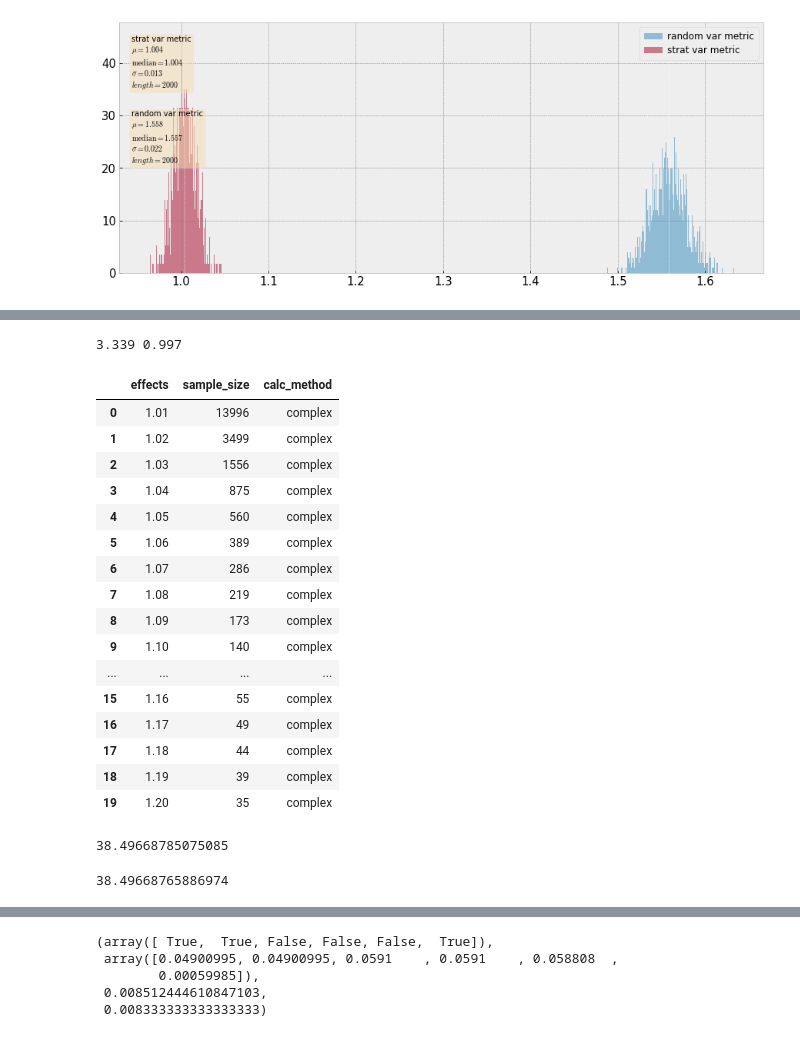
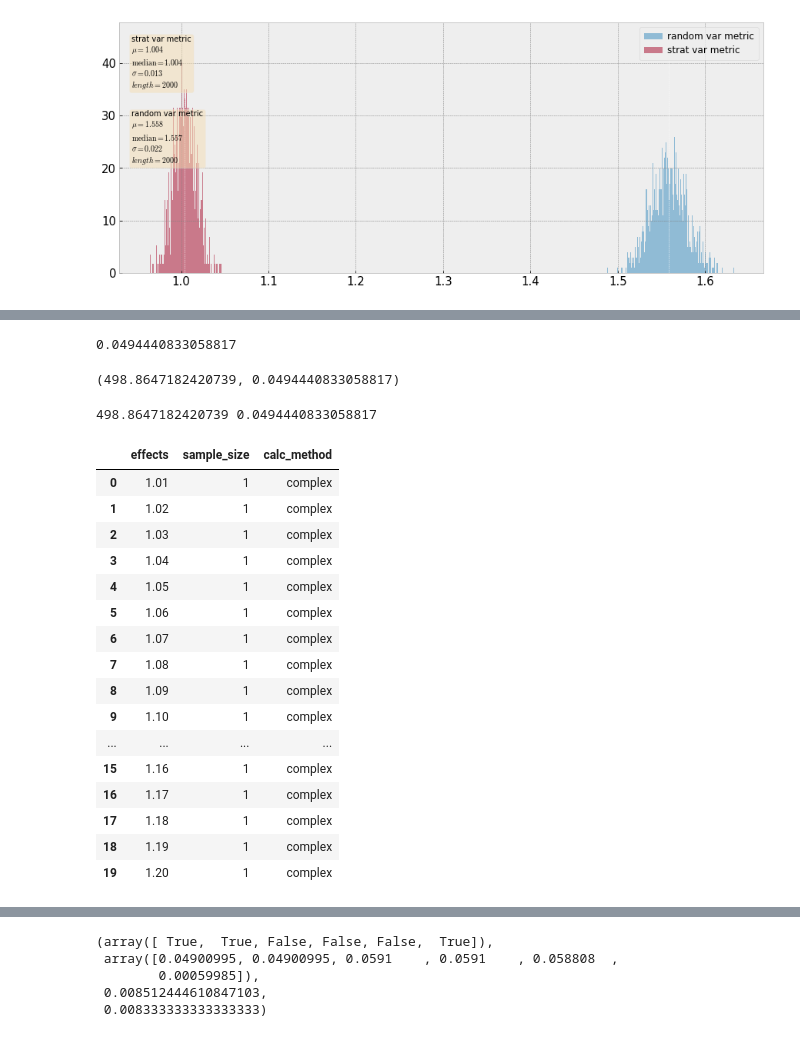
Before and after one commit to repinmihail/AB-test-pipeline, a Jupyter notebook: AB-pipline.ipynb, the cells around one changed output, grey strips where cells are left out. Drawn from its saved outputs; the diff is of its cells as text; code cells hidden in the pictures.

```diff
--- a/AB-pipline.ipynb
+++ b/AB-pipline.ipynb
@@ -155,0 +241,2 @@ def get_agg_dict(val):
+# %%
+remove_outliers_df = remove_outliers(sales[['user_id', 'sales']], 'sales')
@@ -213,7 +346,7 @@ def calc_metrics(data, metric_dict, column_for_grouped, kappa=None, is_history_d
     res = pd.merge(user_metrics_df, simple_ratio_metrics, how='left', on=column_for_grouped)
     return res, kappa_dict
 # %%
-calc_df, kappa_dict = calc_metrics(df, metric_dict, column_for_grouped, kappa=None, is_history_data=True)
+calc_df, kappa_dict = calc_metrics(remove_outliers_df, metric_dict_sales, column_for_grouped, kappa=None, is_history_data=True)
 # %%
 show_json(kappa_dict)
 # %% [output]
@@ -349,6 +482,12 @@ def get_random_group(data, group_size, seed=None):
     return data.iloc[random_indexes_for_one_group,:]
 # %%
 #get_stratified_data(df_linear, 100000, 'metric2_linear', weights=None, seed=None)[0]
-print(get_stratified_data(calc_df, 100_000, 'metric1_linear', weights=None, seed=None)[1])
-print(get_stratified_data(calc_df, 100_000, 'metric1_linear', weights=None, seed=None)[2])
+# Пусть признаки (страты) для пользователей будут формироваться в отдельном датафрейме - как единый справочник страт пользователей
+
+calc_df_ = pd.merge(calc_df, users, on='user_id', how='inner')
+strat_columns = ['gender', 'age']
+calc_df_['strat_concat_column'] = calc_df_[strat_columns].astype('str').agg('-'.join, axis=1)
+calc_df_['period'] = 'history'
+calc_df_.head()
+#print(get_stratified_data(calc_df_, len(calc_df_), 'sales_linear', weights=None, seed=None))
 # %% [output]
@@ -400,7 +550,7 @@ data_distribution_plot([random_var_series, strat_var_series])
 # %%
-MEAN = get_stratified_data(calc_df, 100_000, 'metric1_sum', weights=None, seed=None)[1]
-STD = np.sqrt(get_stratified_data(calc_df, 100_000, 'metric1_linear', weights=None, seed=None)[2])
-stratified_df = get_stratified_data(calc_df, 100_000, 'metric1_linear', weights=None, seed=None)[0]
+MEAN = calc_df_['sales_ratio'].mean()#get_stratified_data(calc_df_, len(calc_df_), 'sales_linear', weights=None, seed=None)[1]
+STD = np.sqrt(get_stratified_data(calc_df_, len(calc_df_), 'sales_linear', weights=None, seed=None)[2])
+stratified_df = get_stratified_data(calc_df_, len(calc_df_), 'sales_linear', weights=None, seed=None)[0]
 EFFECT = 1.01
 effect_bounds = np.linspace(1.01, 1.2, num=20)
 sample_size_bounds = np.arange(1000, 10000, 500)
@@ -505,0 +677,4 @@ get_sample_size_matrix(get_sample_size_complex, effect_bounds, n_groups=2, targe
+# %%
+var_metric
+# %% [output]
+0.0494440833058817
@@ -506,25 +683,28 @@ get_sample_size_matrix(get_sample_size_complex, effect_bounds, n_groups=2, targe
+# %%
+MEAN, STD
+# %% [output]
+(498.8647182420739, 0.0494440833058817)
 # %%
-MEAN, STD = 3.339, 1.004
 get_sample_size_matrix(get_sample_size_complex, effect_bounds, n_groups=2, target_share=0.5, r=1, plot=False)
 # %% [output]
-3.339 0.997
+498.8647182420739 0.0494440833058817
 |  | effects | sample_size | calc_method |
-| 0 | 1.01 | 13996 | complex |
-| 1 | 1.02 | 3499 | complex |
-| 2 | 1.03 | 1556 | complex |
-| 3 | 1.04 | 875 | complex |
-| 4 | 1.05 | 560 | complex |
-| 5 | 1.06 | 389 | complex |
-| 6 | 1.07 | 286 | complex |
-| 7 | 1.08 | 219 | complex |
-| 8 | 1.09 | 173 | complex |
-| 9 | 1.10 | 140 | complex |
+| 0 | 1.01 | 1 | complex |
+| 1 | 1.02 | 1 | complex |
+| 2 | 1.03 | 1 | complex |
+| 3 | 1.04 | 1 | complex |
+| 4 | 1.05 | 1 | complex |
+| 5 | 1.06 | 1 | complex |
+| 6 | 1.07 | 1 | complex |
+| 7 | 1.08 | 1 | complex |
+| 8 | 1.09 | 1 | complex |
+| 9 | 1.10 | 1 | complex |
 | ... | ... | ... | ... |
-| 15 | 1.16 | 55 | complex |
-| 16 | 1.17 | 49 | complex |
-| 17 | 1.18 | 44 | complex |
-| 18 | 1.19 | 39 | complex |
-| 19 | 1.20 | 35 | complex |
+| 15 | 1.16 | 1 | complex |
+| 16 | 1.17 | 1 | complex |
+| 17 | 1.18 | 1 | complex |
+| 18 | 1.19 | 1 | complex |
+| 19 | 1.20 | 1 | complex |
 # %%
 def get_MDE(mu: float=None,
             std: float=None,
@@ -570,14 +750,6 @@ def get_effects_matrix(mde_func, sample_size_bounds, n_groups=2, target_share=0.
         return
     else:
         return df_res
-# %%
-MEAN * 1.23771855
-# %% [output]
-38.49668785075085
-# %%
-MEAN + 7.393746
-# %% [output]
-38.49668765886974
 # %%
 # control = 0.5, targets = [0.1, 0.1, 0.1, 0.1, 0.1],
 get_effects_matrix(get_MDE, sample_size_bounds, plot=False)
```
Also changed, not shown: parts of 40 cells of this notebook, 3 other files.
